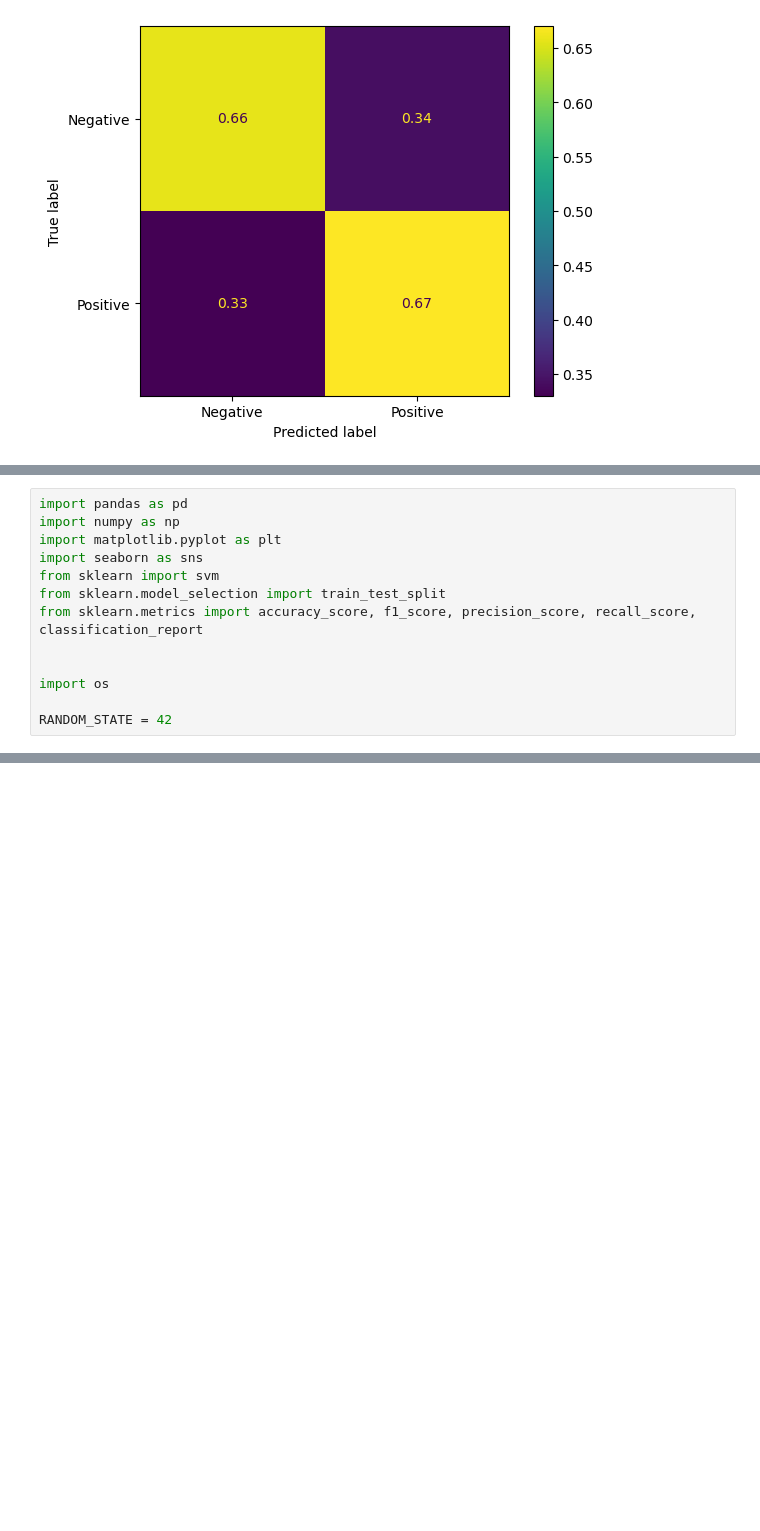
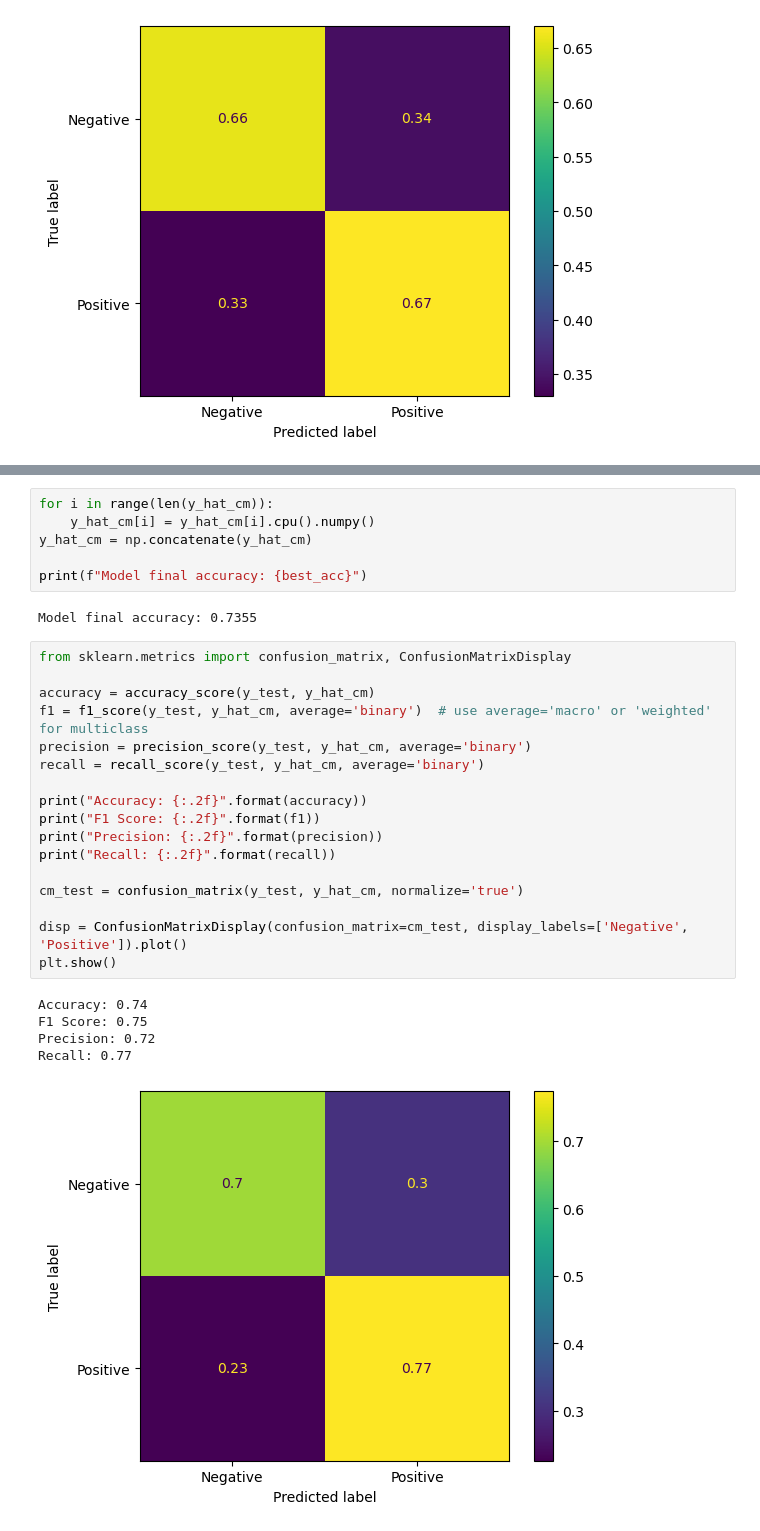
Before and after one commit to jPorterDosch/Twitter-Bot-Detection, a Jupyter notebook: model_tests.ipynb, the cells around one changed output, grey strips where cells are left out. Saved outputs shown, nothing was run; the diff lists cells and outputs as text; blank space fills up the shorter version.

```diff
--- a/model_tests.ipynb
+++ b/model_tests.ipynb
@@ -267,19 +267,6 @@ F1 Score: 0.65
 Precision: 0.68
 Recall: 0.63
 [figure]
-# %%
-import pandas as pd
-import numpy as np
-import matplotlib.pyplot as plt
-import seaborn as sns
-from sklearn import svm
-from sklearn.model_selection import train_test_split
-from sklearn.metrics import accuracy_score, f1_score, precision_score, recall_score, classification_report
-
-
-import os
-
-RANDOM_STATE = 42
 # %%
 # Deep Learning Model
 # inspired by: https://machinelearningmastery.com/pytorch-tutorial-develop-deep-learning-models/
@@ -456,0 +828,31 @@ plt.show()
+# %%
+for i in range(len(y_hat_cm)):
+    y_hat_cm[i] = y_hat_cm[i].cpu().numpy()
+y_hat_cm = np.concatenate(y_hat_cm)
+
+print(f"Model final accuracy: {best_acc}")
+# %% [output]
+Model final accuracy: 0.7355
+# %%
+from sklearn.metrics import confusion_matrix, ConfusionMatrixDisplay
+
+accuracy = accuracy_score(y_test, y_hat_cm)
+f1 = f1_score(y_test, y_hat_cm, average='binary')  # use average='macro' or 'weighted' for multiclass
+precision = precision_score(y_test, y_hat_cm, average='binary')
+recall = recall_score(y_test, y_hat_cm, average='binary')
+
+print("Accuracy: {:.2f}".format(accuracy))
+print("F1 Score: {:.2f}".format(f1))
+print("Precision: {:.2f}".format(precision))
+print("Recall: {:.2f}".format(recall))
+
+cm_test = confusion_matrix(y_test, y_hat_cm, normalize='true')
+
+disp = ConfusionMatrixDisplay(confusion_matrix=cm_test, display_labels=['Negative', 'Positive']).plot()
+plt.show()
+# %% [output]
+Accuracy: 0.74
+F1 Score: 0.75
+Precision: 0.72
+Recall: 0.77
+[figure, added]
```
Also changed, not shown: parts of 10 cells of this notebook, 2 other files.
